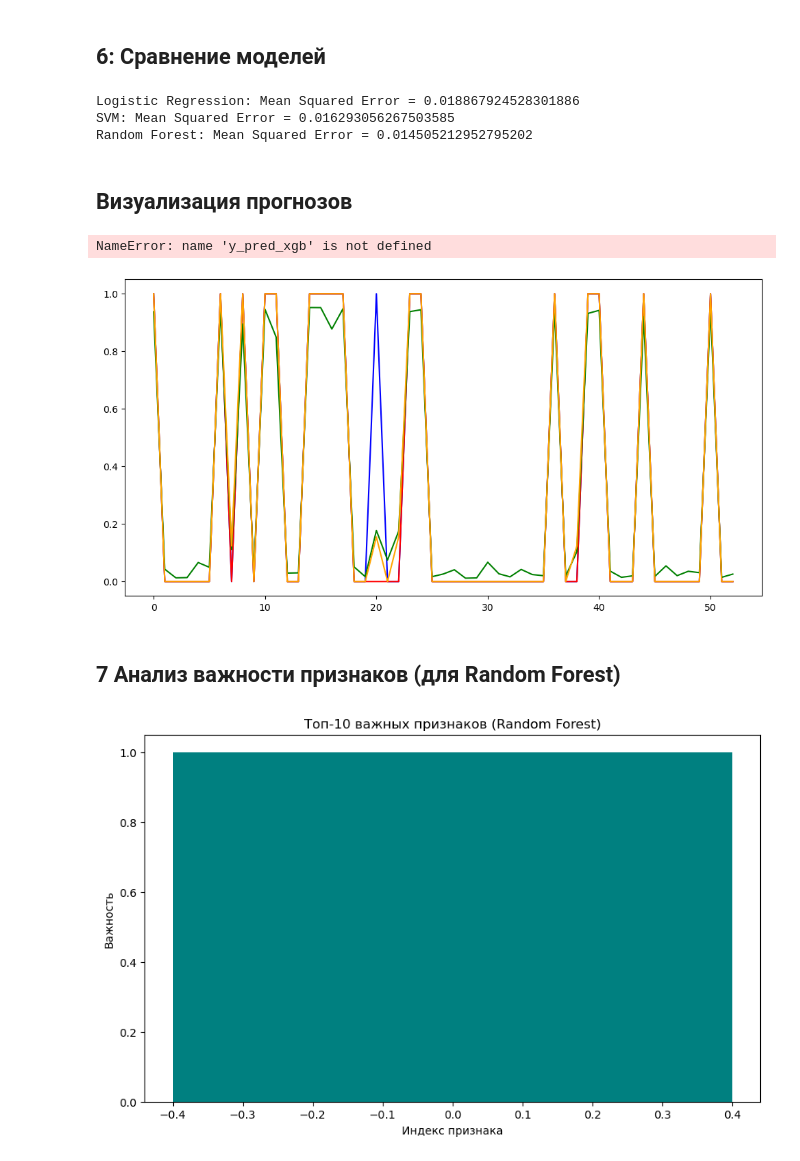
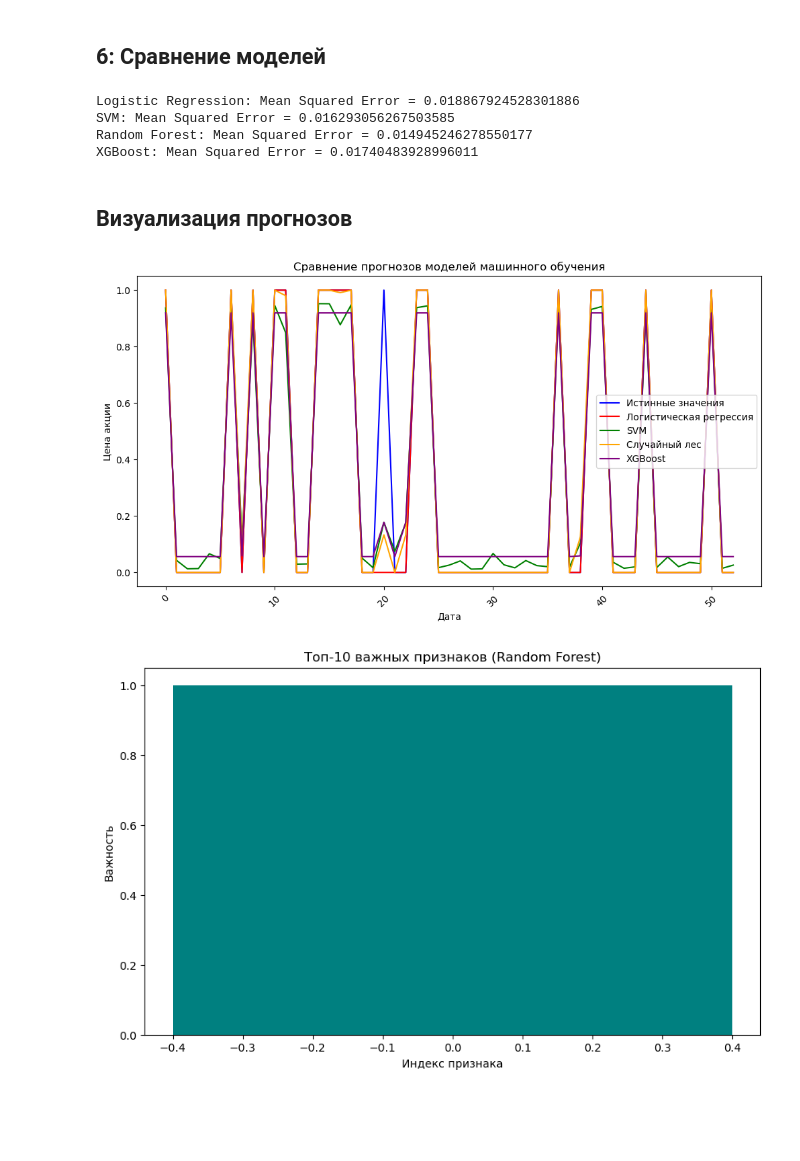
Before and after one commit to dev3037/ftml_2, a Jupyter notebook: Lab3_7sem.ipynb, the cells around one changed output. Cells and saved outputs as stored; diff of their text form; code cells hidden in the pictures; blank space fills up the shorter version.

```diff
--- a/Lab3_7sem.ipynb
+++ b/Lab3_7sem.ipynb
@@ -312,7 +310,7 @@ mse_results = {
     'Logistic Regression': mse_lr,
     'SVM': mse_svm,
     'Random Forest': mse_rf,
-   # 'XGBoost': mse_xg
+    'XGBoost': mse_xg
 }
 
 # Выводим результаты
@@ -321,39 +319,37 @@ for model, mse in mse_results.items():
 # %% [output]
 Logistic Regression: Mean Squared Error = 0.018867924528301886
 SVM: Mean Squared Error = 0.016293056267503585
-Random Forest: Mean Squared Error = 0.014505212952795202
+Random Forest: Mean Squared Error = 0.014945246278550177
+XGBoost: Mean Squared Error = 0.01740483928996011
 # %% [markdown]
 ## Визуализация прогнозов
 # %%
 import matplotlib.pyplot as plt
 
 # Визуализация результатов
 plt.figure(figsize=(12, 6))
 
 # Если y_test — это NumPy массив, создаем последовательность индексов для оси X
 dates = range(len(y_test))
 
 # Истинные значения (цены акций)
 plt.plot(dates, y_test, label='Истинные значения', color='blue')
 
 # Прогнозы для каждой модели
 plt.plot(dates, y_pred_lr, label='Логистическая регрессия', color='red')
 plt.plot(dates, y_pred_svm, label='SVM', color='green')
 plt.plot(dates, y_pred_rf, label='Случайный лес', color='orange')
-plt.plot(dates, y_pred_xgb, label='XGBoost', color='purple')
+plt.plot(dates, y_pred_xg, label='XGBoost', color='purple')
 
 # Настройка графика
 plt.title('Сравнение прогнозов моделей машинного обучения')
 plt.xlabel('Дата')
 plt.ylabel('Цена акции')
 plt.legend()
 plt.xticks(rotation=45)  # Поворот подписей по оси X для улучшения читаемости
 plt.show()
 # %% [output]
-NameError: name 'y_pred_xgb' is not defined
-[figure, old version]
+[figure, new version]
-# %% [markdown]
-## 7 Анализ важности признаков (для Random Forest)
 # %%
 best_rf = grid_rf.best_estimator_
 
```
Also changed, not shown: parts of 7 cells of this notebook.
